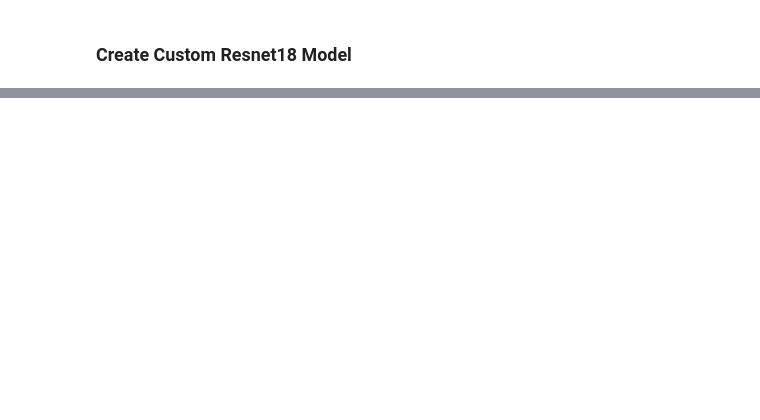
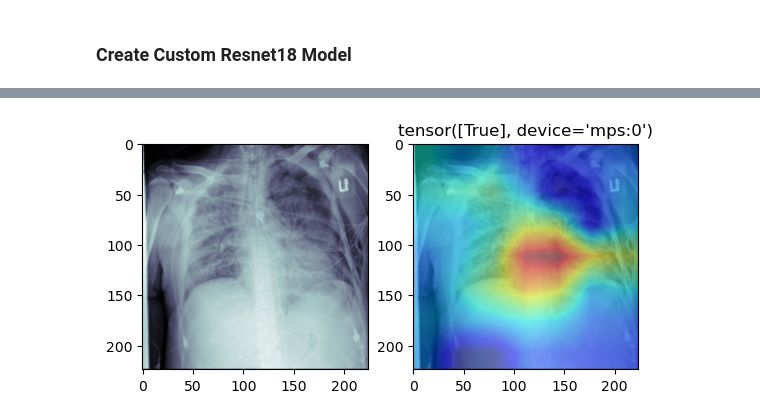
Before and after one commit to JacobJ215/Pneumonia-Classification, a Jupyter notebook: pneumonia_classification.ipynb, the cells around one changed output, grey strips where cells are left out. Drawn from its saved outputs; the diff is of its cells as text; code cells hidden in the pictures; blank space fills up the shorter version.

Commit message:
completed resnet18 training and eval

```diff
--- a/pneumonia_classification.ipynb
+++ b/pneumonia_classification.ipynb
@@ -252,0 +463,4 @@ PneumoniaModel(
+# %%
+resnet18_model = PneumoniaResnet18.load_from_checkpoint(resnet18_checkpoint_callback.best_model_path, strict=False)
+resnet18_model.eval()
+resnet18_model.to(device)
@@ -252,0 +485,43 @@ PneumoniaModel(
+# %%
+def cam(model, img):
+    # Run the model on the input image and get the predictions and features
+    with torch.no_grad():
+        pred, features = model(img.unsqueeze(0))
+    # Reshape the features to a 2D tensor (512, 49) for matrix multiplication with weights
+    features = features.reshape((512, 49))
+    # Extract the weights of the last fully connected layer (output layer)
+    weight_params = list(model.model.fc.parameters())[0]
+    # Detach the weights to avoid gradients from being computed during CAM calculation
+    weight = weight_params[0].detach()
+
+    # Perform matrix multiplication between weights and features to get the CAM
+    cam = torch.matmul(weight, features)
+    # Reshape the CAM to match the size of the feature map (7x7) and move to CPU
+    cam_img = cam.reshape(7, 7).cpu()
+    return cam_img, torch.sigmoid(pred)
+# %%
+def visualize(img, cam, pred):
+    # Move the input image and CAM tensor to CPU for visualization
+    img = img[0].cpu()
+    cam = torchvision.transforms.functional.resize(cam.unsqueeze(0), (224, 224))[0]
+
+    # Create a figure with two subplots (original image and image with CAM)
+    fig, axis = plt.subplots(1, 2)
+    # Plot the original image in the first subplot
+    axis[0].imshow(img, cmap="bone")
+    # Plot the original image again in the second subplot
+    axis[1].imshow(img, cmap="bone")
+    # Overlay the CAM on the second subplot with alpha blending using the "jet" colormap
+    axis[1].imshow(cam, alpha=0.5, cmap="jet")
+    # Add a title to the second subplot indicating the predicted class based on the threshold (0.5)
+    plt.title(pred > 0.5)
+# %%
+# Load the last image from the validation dataset and move it to the specified device (e.g., GPU).
+img = val_dataset[12][0].to(device)
+
+# Perform Class Activation Mapping (CAM) on the loaded image using the trained model.
+activation_map, pred = cam(resnet18_model, img)
+# %%
+visualize(img, activation_map, pred)
+# %% [output]
+[figure, added]
```
Also changed, not shown: parts of 14 cells of this notebook, 5 other files.
